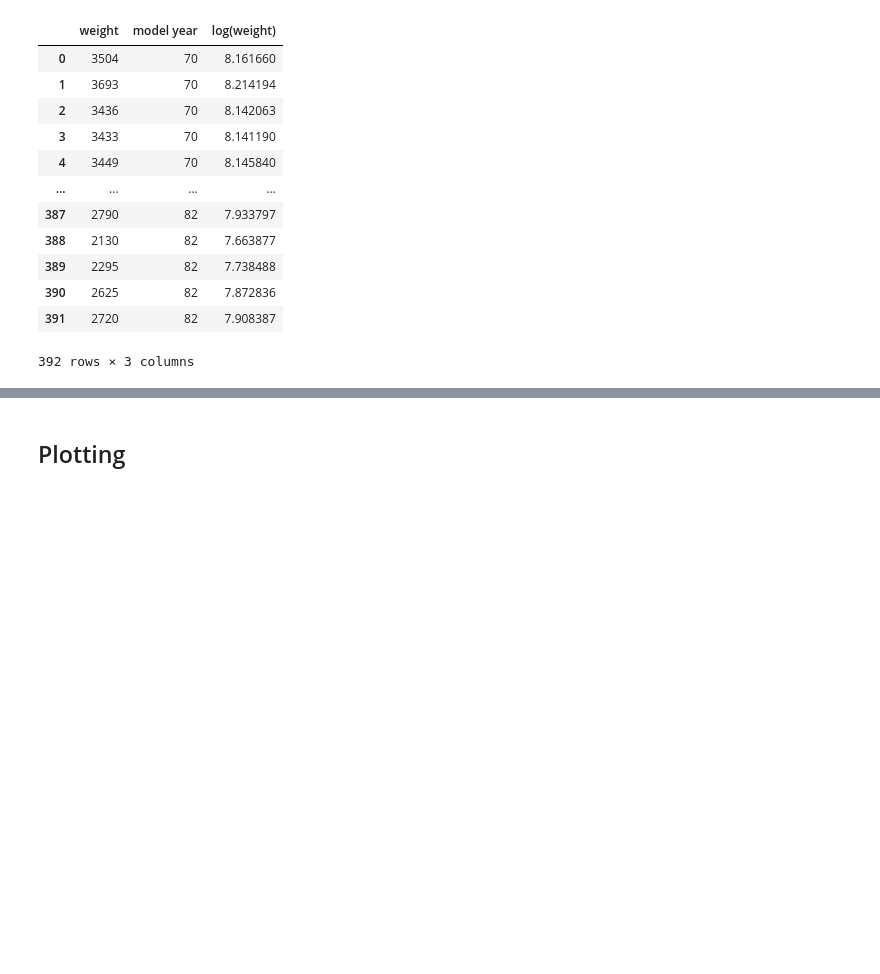
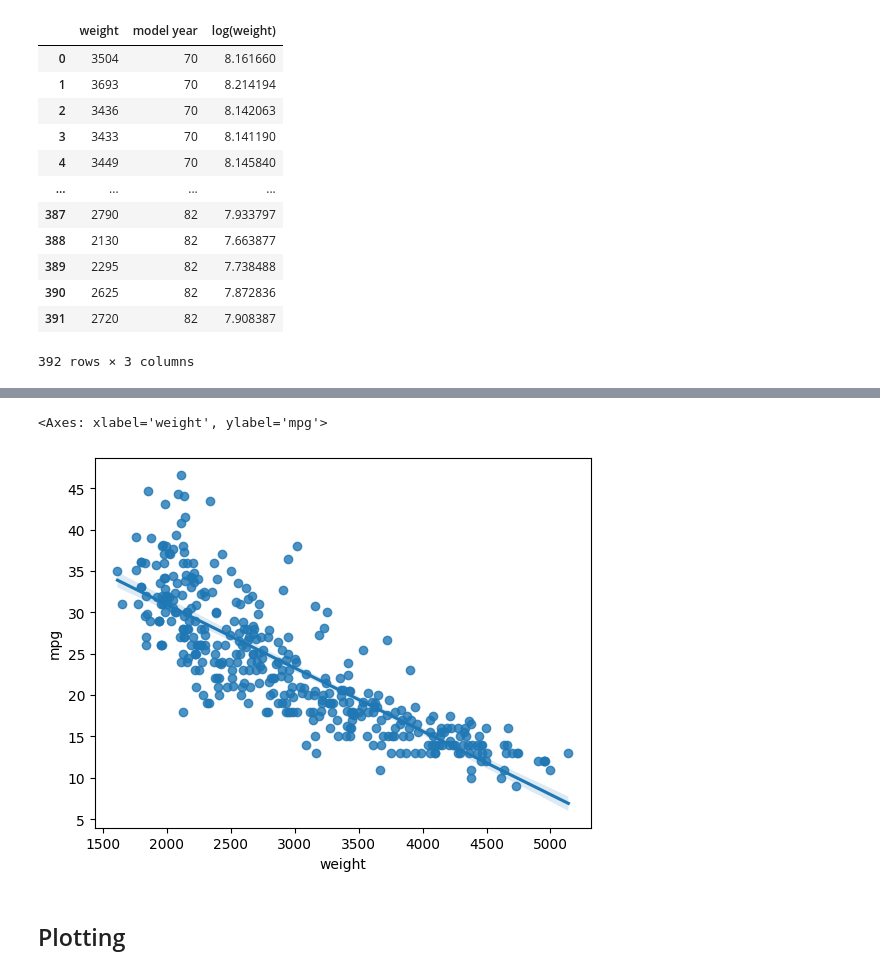
Before and after one commit to karusamuel/regression_diag, a Jupyter notebook: log_transformations.ipynb, the cells around one changed output, grey strips where cells are left out. Saved outputs shown, nothing was run; the diff lists cells and outputs as text; code cells hidden in the pictures; blank space fills up the shorter version.

```diff
--- a/log_transformations.ipynb
+++ b/log_transformations.ipynb
@@ -139,3 +155,8 @@ X_weight_log
+# %%
+sns.regplot(x=X_raw["weight"],y=y_raw)
+# %% [output]
+<Axes: xlabel='weight', ylabel='mpg'>
+[figure, added]
 # %%
 X_weight_log.drop(columns="weight",inplace=True)
 # %% [markdown]
```
Also changed, not shown: parts of 7 cells of this notebook, 4 other files.
